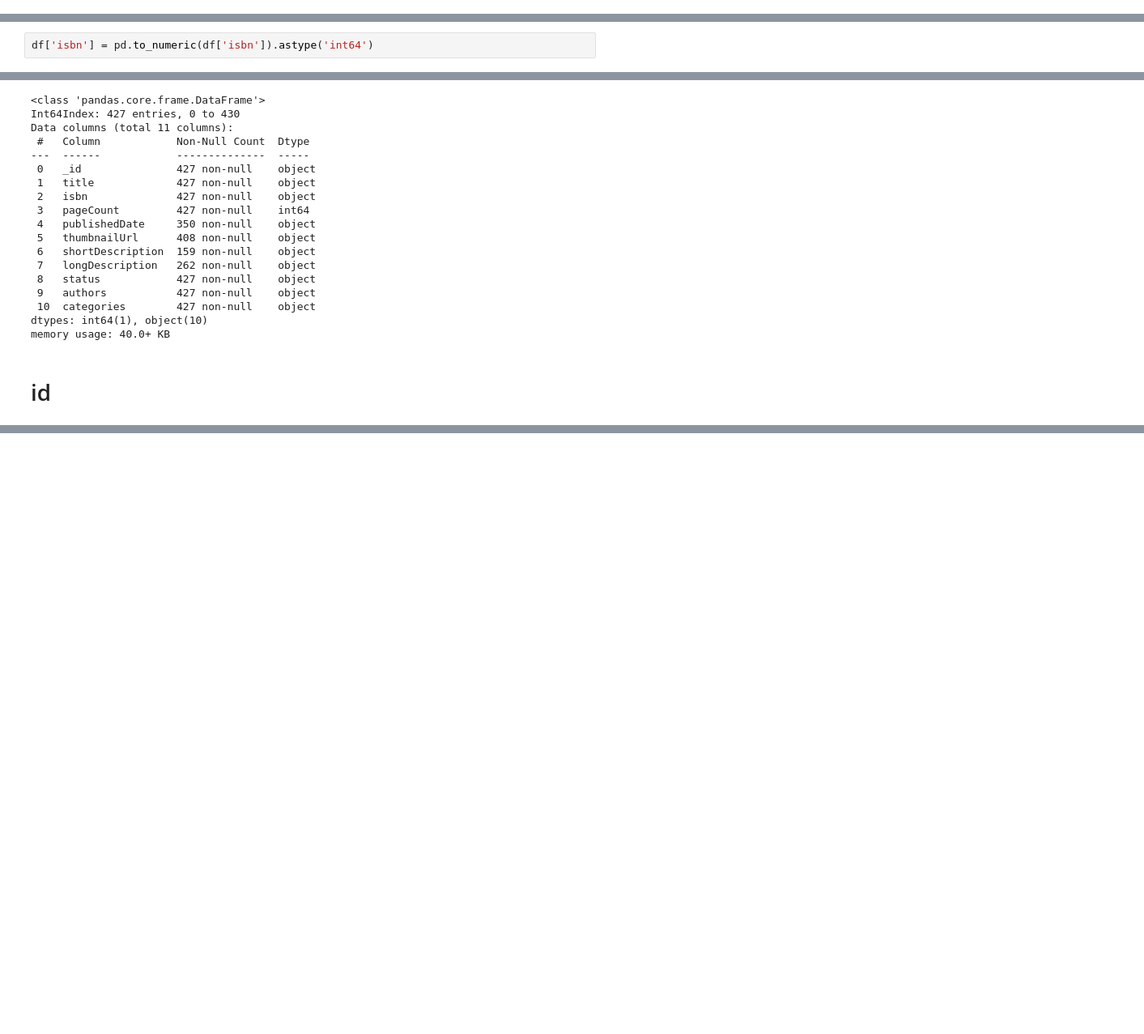
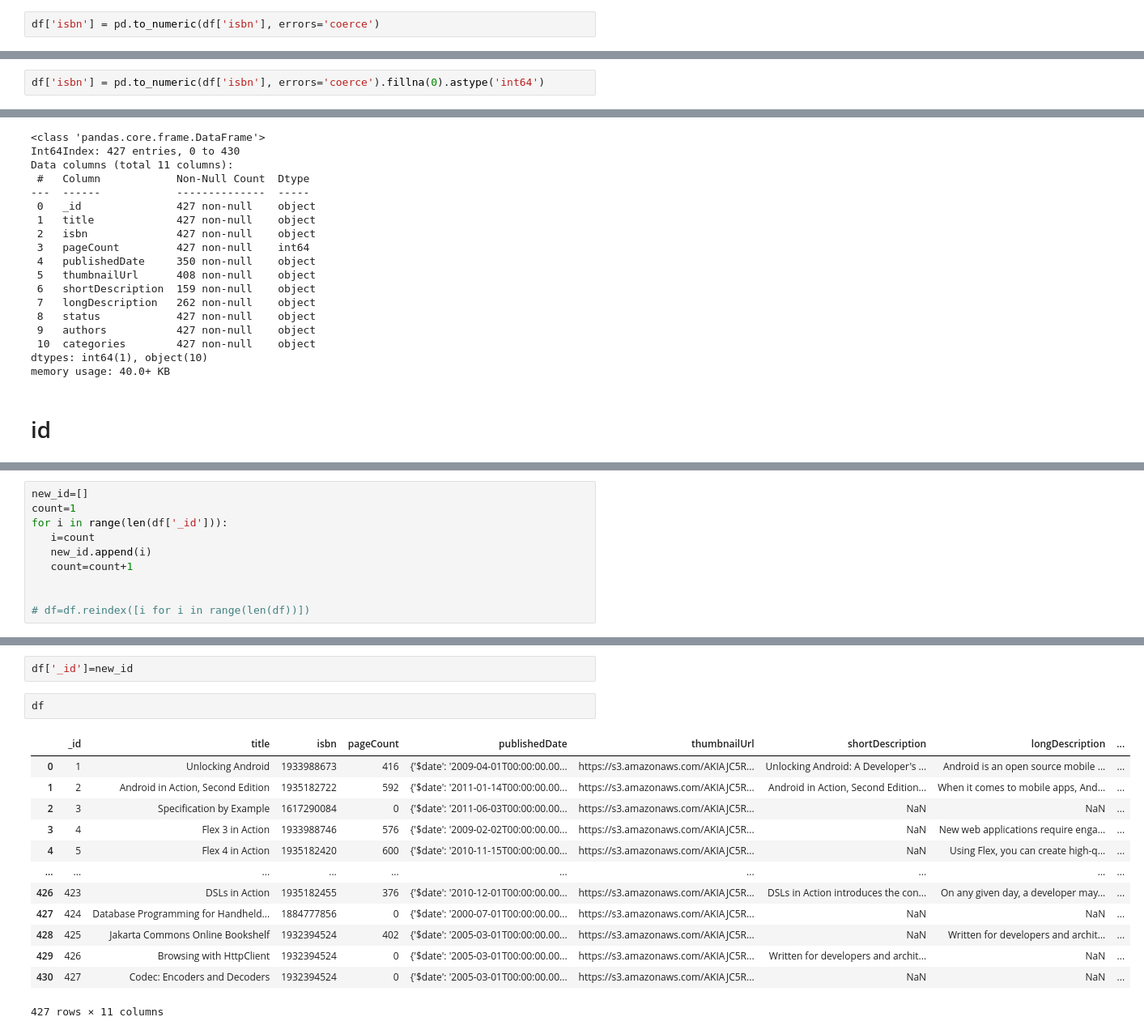
Before and after one commit to sujataprasad01/Books-JSON-data-for-scrapping-analysis, a Jupyter notebook: Project_4_Using_JSON_data_for_analysis.ipynb, the cells around one changed output, grey strips where cells are left out. Shown: that part at 81% size. Saved outputs shown, nothing was run; the diff lists cells and outputs as text; blank space fills up the shorter version.

```diff
--- a/Project_4_Using_JSON_data_for_analysis.ipynb
+++ b/Project_4_Using_JSON_data_for_analysis.ipynb
@@ -263,0 +325,2 @@ df['isbn'].iloc[21]
+# %%
+df['isbn'] = pd.to_numeric(df['isbn'], errors='coerce')
@@ -264,5 +348,5 @@ df['isbn'].iloc[21]
 # %%
-df['isbn'] = pd.to_numeric(df['isbn']).astype('int64')
+df['isbn'] = pd.to_numeric(df['isbn'], errors='coerce').fillna(0).astype('int64')
 # %% [output]
 IntCastingNaNError: ignored
 # %%
@@ -420,0 +520,10 @@ memory usage: 40.0+ KB
+# %%
+new_id=[]
+count=1
+for i in range(len(df['_id'])):
+   i=count
+   new_id.append(i)
+   count=count+1
+
+
+# df=df.reindex([i for i in range(len(df))])
@@ -420,0 +550,18 @@ memory usage: 40.0+ KB
+# %%
+df['_id']=new_id
+# %%
+df
+# %% [output]
+|  | _id | title | isbn | pageCount | publishedDate | thumbnailUrl | shortDescription | longDescription | ... |
+| 0 | 1 | Unlocking Android | 1933988673 | 416 | {'$date': '2009-04-01T00:00:00.00... | https://s3.amazonaws.com/AKIAJC5R... | Unlocking Android: A Developer's ... | Android is an open source mobile ... | ... |
+| 1 | 2 | Android in Action, Second Edition | 1935182722 | 592 | {'$date': '2011-01-14T00:00:00.00... | https://s3.amazonaws.com/AKIAJC5R... | Android in Action, Second Edition... | When it comes to mobile apps, And... | ... |
+| 2 | 3 | Specification by Example | 1617290084 | 0 | {'$date': '2011-06-03T00:00:00.00... | https://s3.amazonaws.com/AKIAJC5R... | NaN | NaN | ... |
+| 3 | 4 | Flex 3 in Action | 1933988746 | 576 | {'$date': '2009-02-02T00:00:00.00... | https://s3.amazonaws.com/AKIAJC5R... | NaN | New web applications require enga... | ... |
+| 4 | 5 | Flex 4 in Action | 1935182420 | 600 | {'$date': '2010-11-15T00:00:00.00... | https://s3.amazonaws.com/AKIAJC5R... | NaN | Using Flex, you can create high-q... | ... |
+| ... | ... | ... | ... | ... | ... | ... | ... | ... | ... |
+| 426 | 423 | DSLs in Action | 1935182455 | 376 | {'$date': '2010-12-01T00:00:00.00... | https://s3.amazonaws.com/AKIAJC5R... | DSLs in Action introduces the con... | On any given day, a developer may... | ... |
+| 427 | 424 | Database Programming for Handheld... | 1884777856 | 0 | {'$date': '2000-07-01T00:00:00.00... | https://s3.amazonaws.com/AKIAJC5R... | NaN | NaN | ... |
+| 428 | 425 | Jakarta Commons Online Bookshelf | 1932394524 | 402 | {'$date': '2005-03-01T00:00:00.00... | https://s3.amazonaws.com/AKIAJC5R... | NaN | Written for developers and archit... | ... |
+| 429 | 426 | Browsing with HttpClient | 1932394524 | 0 | {'$date': '2005-03-01T00:00:00.00... | https://s3.amazonaws.com/AKIAJC5R... | Written for developers and archit... | NaN | ... |
+| 430 | 427 | Codec: Encoders and Decoders | 1932394524 | 0 | {'$date': '2005-03-01T00:00:00.00... | https://s3.amazonaws.com/AKIAJC5R... | NaN | NaN | ... |
+427 rows × 11 columns
```
Also changed, not shown: parts of 13 cells of this notebook.
